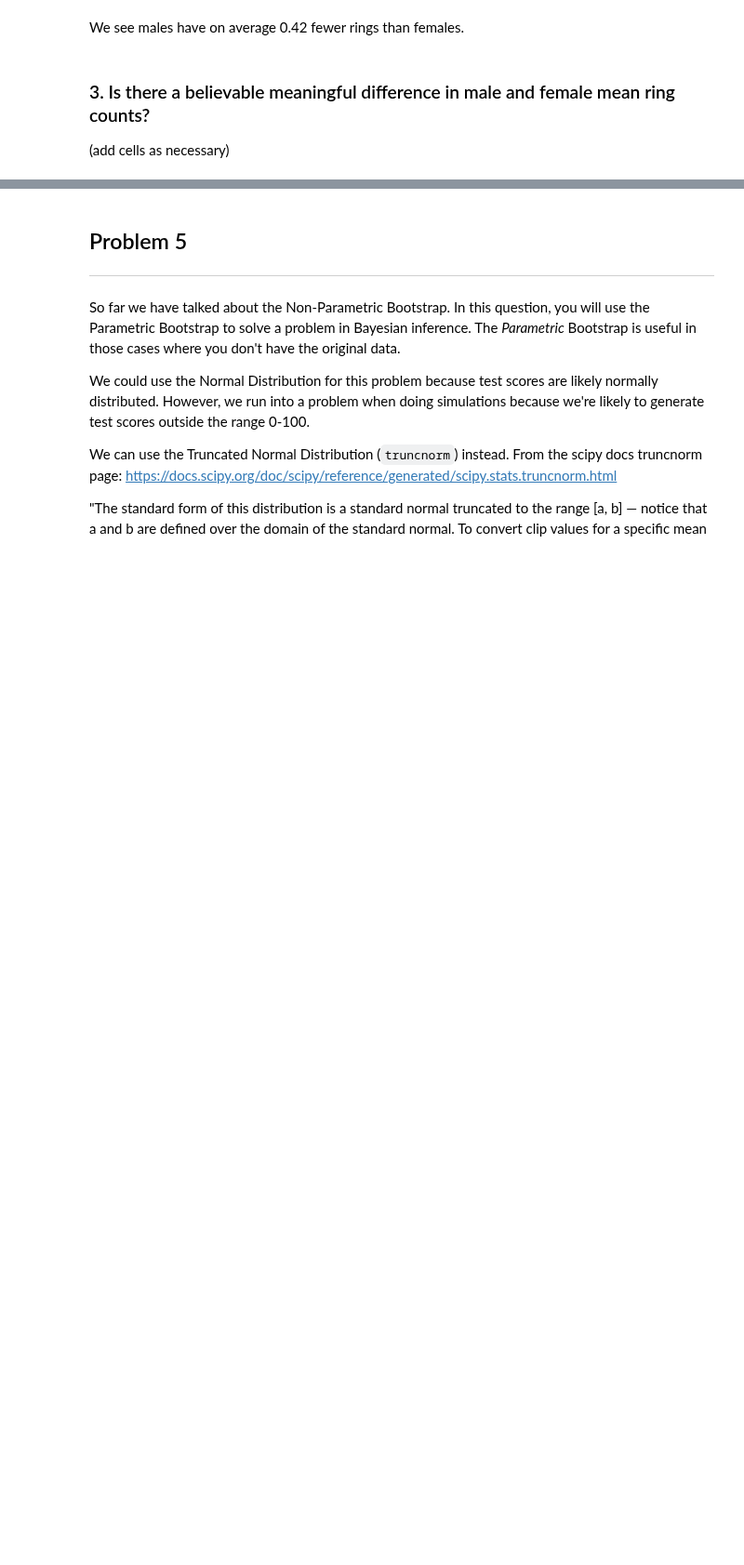
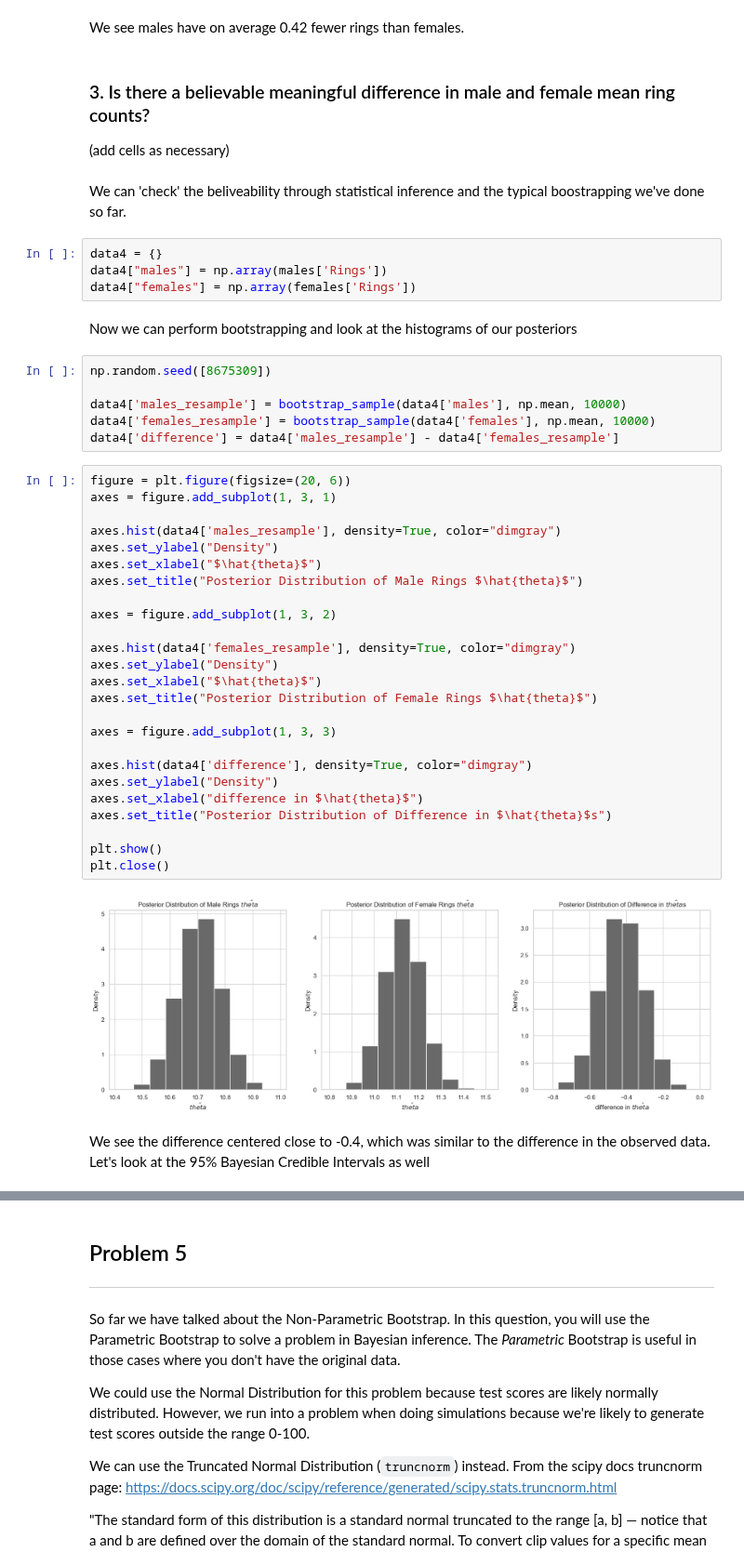
Before and after one commit to ansaridan/jhu-data-engineering-team-5, a Jupyter notebook: Problem_Set_4/Jhirsc21.ipynb, the cells around one changed output, grey strips where cells are left out. Shown at 93% size. Cells and saved outputs as stored; diff of their text form; blank space fills up the shorter version.

```diff
--- a/Problem_Set_4/Jhirsc21.ipynb
+++ b/Problem_Set_4/Jhirsc21.ipynb
@@ -590,3 +590,46 @@ We see males have on average 0.42 fewer rings than females.
 ### 3. Is there a believable meaningful difference in male and female mean ring counts?
 
 (add cells as necessary)
+# %% [markdown]
+We can 'check' the beliveability through statistical inference and the typical boostrapping we've done so far.
+# %%
+data4 = {}
+data4["males"] = np.array(males['Rings'])
+data4["females"] = np.array(females['Rings'])
+# %% [markdown]
+Now we can perform bootstrapping and look at the histograms of our posteriors
+# %%
+np.random.seed([8675309])
+
+data4['males_resample'] = bootstrap_sample(data4['males'], np.mean, 10000)
+data4['females_resample'] = bootstrap_sample(data4['females'], np.mean, 10000)
+data4['difference'] = data4['males_resample'] - data4['females_resample']
+# %%
+figure = plt.figure(figsize=(20, 6))
+axes = figure.add_subplot(1, 3, 1)
+
+axes.hist(data4['males_resample'], density=True, color="dimgray")
+axes.set_ylabel("Density")
+axes.set_xlabel("$\hat{theta}$")
+axes.set_title("Posterior Distribution of Male Rings $\hat{theta}$")
+
+axes = figure.add_subplot(1, 3, 2)
+
+axes.hist(data4['females_resample'], density=True, color="dimgray")
+axes.set_ylabel("Density")
+axes.set_xlabel("$\hat{theta}$")
+axes.set_title("Posterior Distribution of Female Rings $\hat{theta}$")
+
+axes = figure.add_subplot(1, 3, 3)
+
+axes.hist(data4['difference'], density=True, color="dimgray")
+axes.set_ylabel("Density")
+axes.set_xlabel("difference in $\hat{theta}$")
+axes.set_title("Posterior Distribution of Difference in $\hat{theta}$s")
+
+plt.show()
+plt.close()
+# %% [output]
+[figure, added]
+# %% [markdown]
+We see the difference centered close to -0.4, which was similar to the difference in the observed data. Let's look at the 95% Bayesian Credible Intervals as well
```
Also changed, not shown: parts of 7 cells of this notebook.
